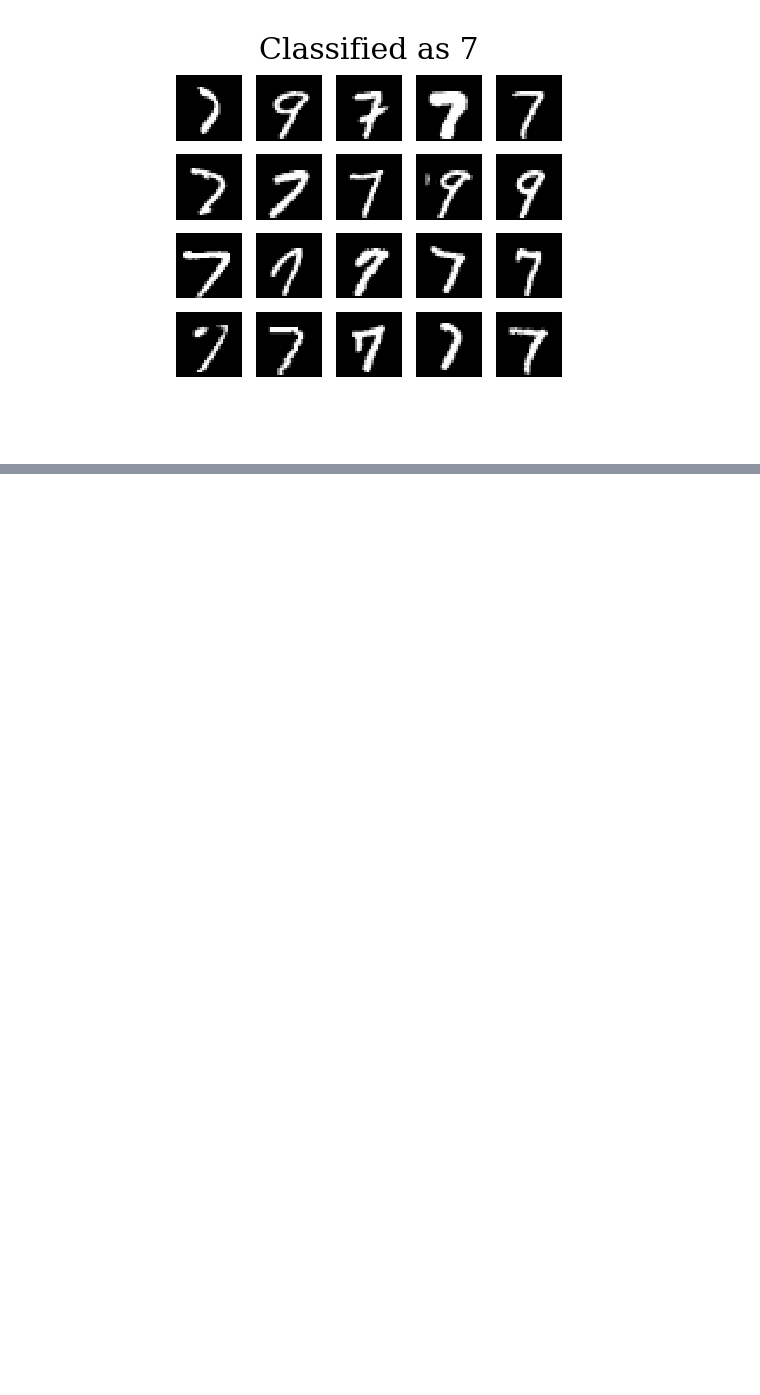
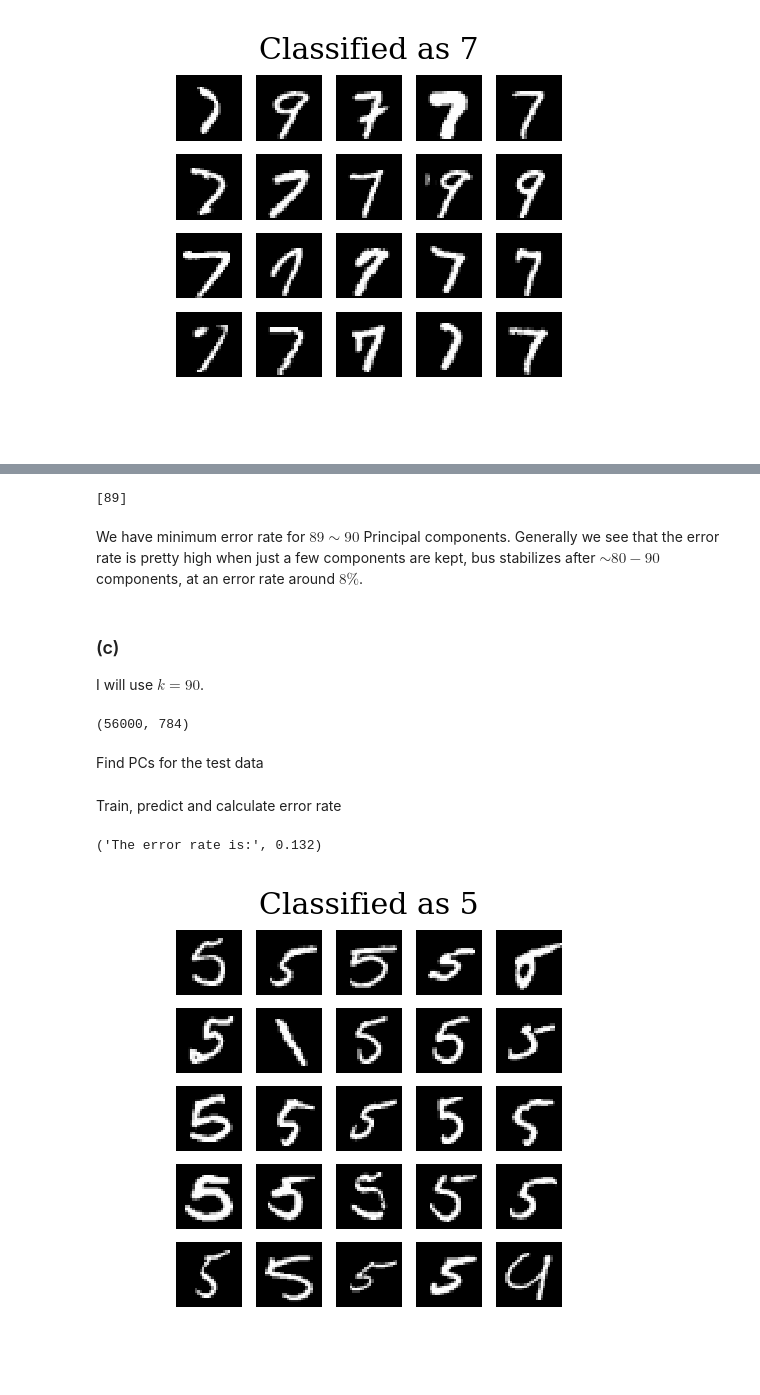
Before and after one commit to dtanoglidis/Machine-Learning-and-Large-Scale-Data-Analysis, a Jupyter notebook: HW2_Prob5_Tanoglidis.ipynb, the cells around one changed output, grey strips where cells are left out. Saved outputs shown, nothing was run; the diff lists cells and outputs as text; code cells hidden in the pictures; blank space fills up the shorter version.

```diff
--- a/HW2_Prob5_Tanoglidis.ipynb
+++ b/HW2_Prob5_Tanoglidis.ipynb
@@ -871,0 +1035,59 @@ Comparing with the simple $k$-means clustering, we see that there is some improv
+# %%
+i = np.where(Error_rates==np.min(Error_rates))
+print(PCs_vector[i])
+# %% [output]
+[89]
+# %% [markdown]
+We have minimum error rate for $89 \sim 90$ Principal components.
+Generally we see that the error rate is pretty high when just a few components are kept, bus stabilizes after $\sim 80-90$ components, at an error rate around $8 \%$.
+# %% [markdown]
+### (c)
+
+I will use $k = 90$.
+# %%
+data_combined = np.concatenate((data_train,data_devel))
+labels_combined = np.concatenate((labels_train, labels_devel))
+
+data_combined_new = np.zeros((56000,784))
+means_combined = np.zeros(784)
+for i in range(784):
+    means_combined[i] = np.sum(data_combined[:,i])/14000.0
+    data_combined_new[:,i] = data_combined[:,i] - means_combined[i]
+
+# ===================================================
+# Get the covariance matrix
+cov_mat_combined = np.cov(data_combined_new.T)
+
+# Get eigenvectors - eigenvalues
+eig_vals_combined, eig_vecs_combined = np.linalg.eig(cov_mat_combined)
+
+#Principal components
+PCs_combined = eig_vecs_combined.T
+
+
+
+
+print(np.shape(data_combined))
+# %% [output]
+(56000, 784)
+# %% [markdown]
+Find PCs for the test data
+# %%
+# Subtract the means
+data_test_new = np.zeros((14000,784))
+data_test_means = np.zeros(784)
+for i in range(784):
+    data_test_means[i] = np.sum(data_test[:,i])/14000.0
+    data_test_new[:,i] = data_test[:,i] - data_test_means[i]
+
+# ===================================================
+# Get the covariance matrix
+cov_mat_test = np.cov(data_test_new.T)
+
+# Get eigenvectors - eigenvalues
+eig_vals_test, eig_vecs_test = np.linalg.eig(cov_mat_test)
+
+#Principal components
+PCs_test = eig_vecs_test.T
+# %% [markdown]
+Train, predict and calculate error rate
@@ -871,0 +1132,20 @@ Comparing with the simple $k$-means clustering, we see that there is some improv
+# %%
+print("The error rate is:", error_rate)
+# %% [output]
+('The error rate is:', 0.132)
+# %%
+data_five = (data_test[(pred_test==5)])[0:25,:]
+
+nrows = 5
+plt.figure(figsize=(ncols*0.5, nrows*0.5))
+for i in xrange(nrows*ncols):
+    if (i==3):
+        plt.title("Classified as 5")
+    plt.subplot(nrows, ncols, i+1)
+    plt.imshow(data_five[i].reshape((28,28)), cmap='gray')
+    plt.axis('off')
+
+plt.axis('off')
+plt.show()
+# %% [output]
+[figure, added]
```
Also changed, not shown: parts of 18 cells of this notebook.
